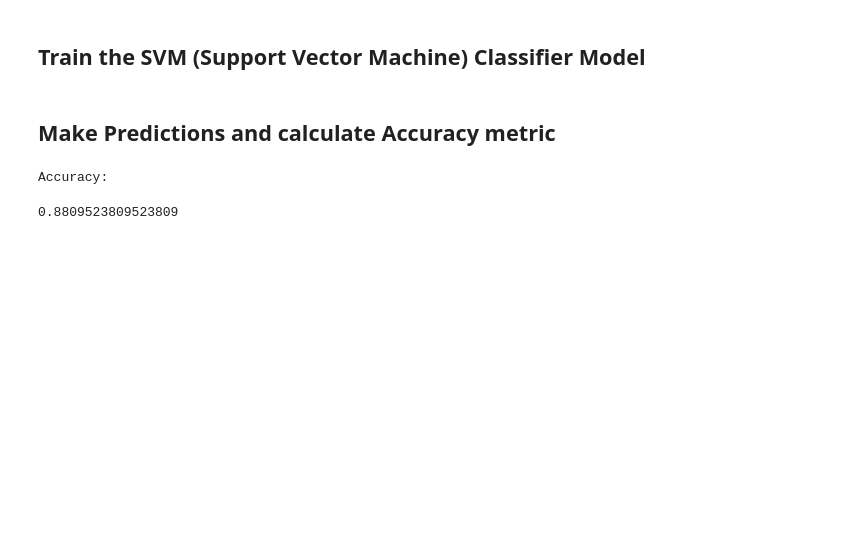
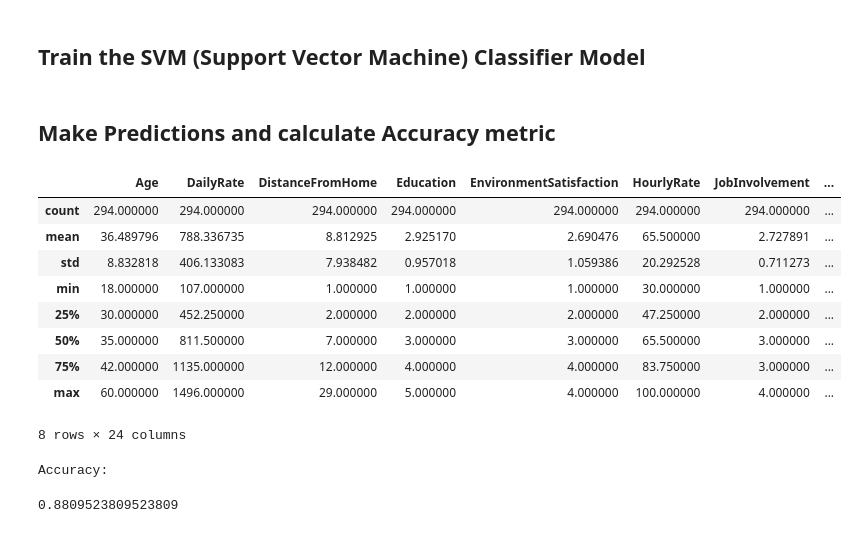
Before and after one commit to danielsc/azureml-workshop-2019, a Jupyter notebook: 2-training-and-interpretability/2.1-aml-training-and-hyperdrive/1-scikit-learn-local-training-on-notebook-plus-aml-ds-and-log/binayclassification-employee-attrition-notebook.ipynb, the cells around one changed output. Cells and saved outputs as stored; diff of their text form; code cells hidden in the pictures; blank space fills up the shorter version.

```diff
--- a/2-training-and-interpretability/2.1-aml-training-and-hyperdrive/1-scikit-learn-local-training-on-notebook-plus-aml-ds-and-log/binayclassification-employee-attrition-notebook.ipynb
+++ b/2-training-and-interpretability/2.1-aml-training-and-hyperdrive/1-scikit-learn-local-training-on-notebook-plus-aml-ds-and-log/binayclassification-employee-attrition-notebook.ipynb
@@ -118,6 +118,19 @@ model_pipeline = Pipeline(steps=[('preprocessor', transforms_pipeline),
 model = model_pipeline.fit(x_train, y_train)
 # %% [markdown]
 ## Make Predictions and calculate Accuracy metric
+# %%
+x_test.describe()
+# %% [output]
+|  | Age | DailyRate | DistanceFromHome | Education | EnvironmentSatisfaction | HourlyRate | JobInvolvement | ... |
+| count | 294.000000 | 294.000000 | 294.000000 | 294.000000 | 294.000000 | 294.000000 | 294.000000 | ... |
+| mean | 36.489796 | 788.336735 | 8.812925 | 2.925170 | 2.690476 | 65.500000 | 2.727891 | ... |
+| std | 8.832818 | 406.133083 | 7.938482 | 0.957018 | 1.059386 | 20.292528 | 0.711273 | ... |
+| min | 18.000000 | 107.000000 | 1.000000 | 1.000000 | 1.000000 | 30.000000 | 1.000000 | ... |
+| 25% | 30.000000 | 452.250000 | 2.000000 | 2.000000 | 2.000000 | 47.250000 | 2.000000 | ... |
+| 50% | 35.000000 | 811.500000 | 7.000000 | 3.000000 | 3.000000 | 65.500000 | 3.000000 | ... |
+| 75% | 42.000000 | 1135.000000 | 12.000000 | 4.000000 | 4.000000 | 83.750000 | 3.000000 | ... |
+| max | 60.000000 | 1496.000000 | 29.000000 | 5.000000 | 4.000000 | 100.000000 | 4.000000 | ... |
+8 rows × 24 columns
 # %%
 from sklearn.metrics import accuracy_score
 
```
Also changed, not shown: 3 other files.
